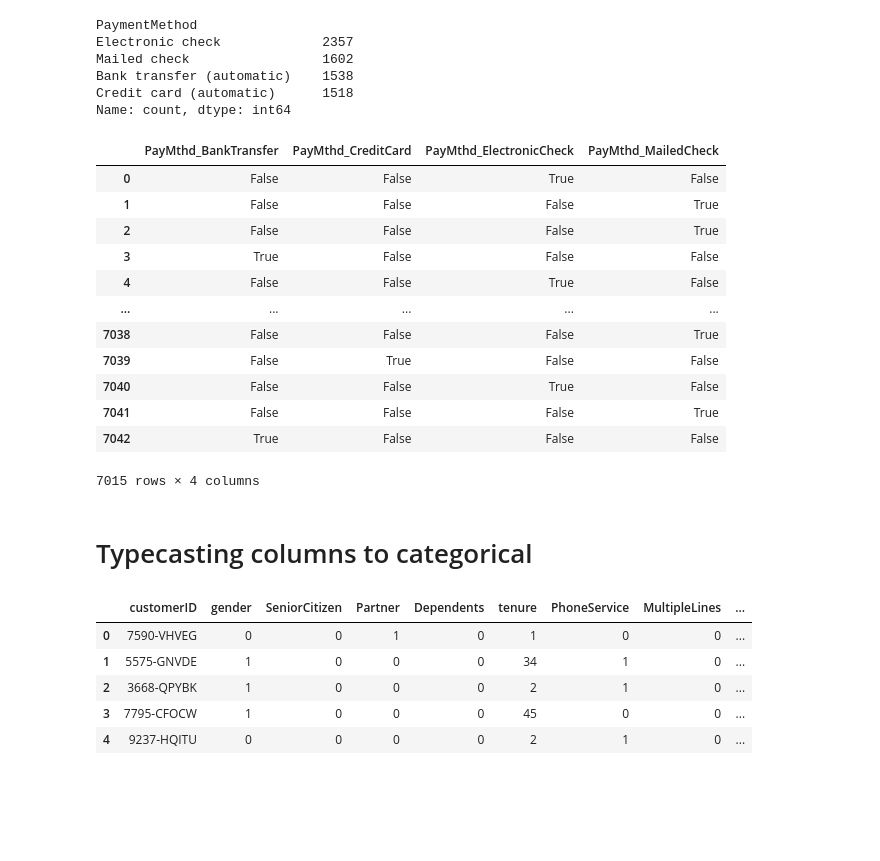
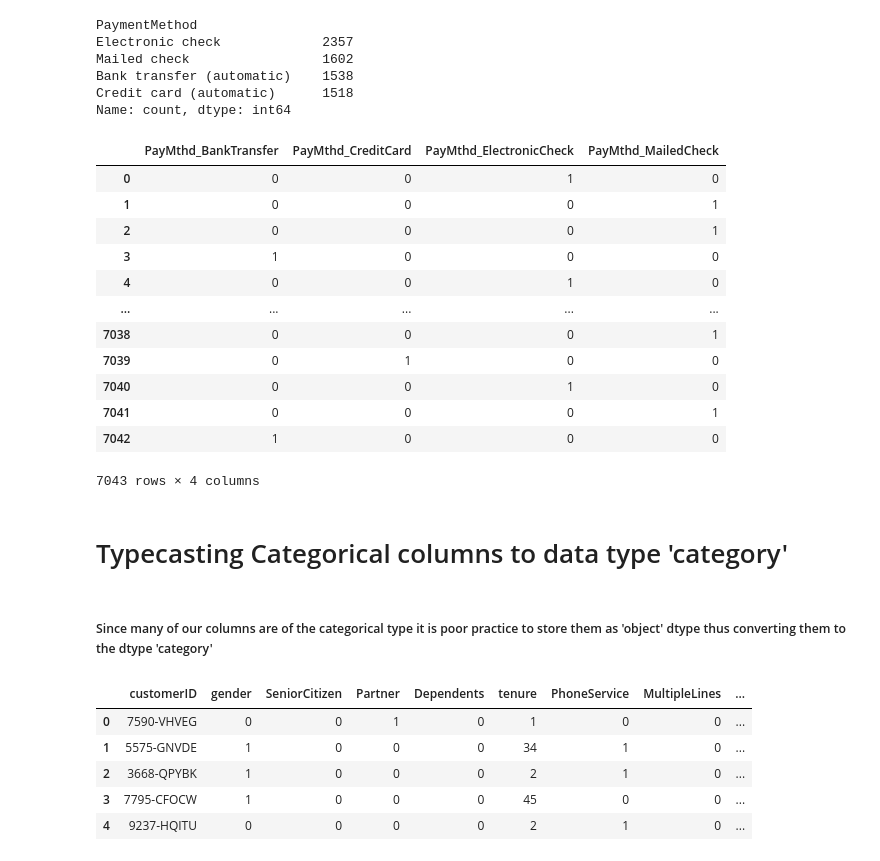
Before and after one commit to ThankiJay/Customer-Churn-Prediction, a Jupyter notebook: notebook/Data Cleaning.ipynb, the cells around one changed output. Cells and saved outputs as stored; diff of their text form; code cells hidden in the pictures; blank space fills up the shorter version.

Commit message:
Data Cleaning commenting
Final comments and markdown adding to EDA and Data Cleaning

```diff
--- a/notebook/Data Cleaning.ipynb
+++ b/notebook/Data Cleaning.ipynb
@@ -745,37 +744,33 @@ Bank transfer (automatic)    1538
 Credit card (automatic)      1518
 Name: count, dtype: int64
 # %%
-# Perform one-hot encoding
+# Performing one-hot encoding
 data = pd.get_dummies(data, columns=['PaymentMethod'], prefix='PaymentMethod')
 
-# Get the column names
+# Move the new four columns to its position 22
 columns = data.columns.tolist()
-
-# Move the new four columns to its position 22
 columns = columns[:21] + columns[-4:] + columns[21:-4]
-
-# Create a new DataFrame with the modified column order
 data = data[columns]
 
-# Renaming Columns
+# Renaming newly created columns
 mapping = {'PaymentMethod_Bank transfer (automatic)': 'PayMthd_BankTransfer', 'PaymentMethod_Credit card (automatic)': 'PayMthd_CreditCard', 'PaymentMethod_Electronic check': 'PayMthd_ElectronicCheck', 'PaymentMethod_Mailed check': 'PayMthd_MailedCheck'}
 data.rename(columns = mapping, inplace=True)
 
-# New columns
-data.iloc[:,21:25]
+# New columns after one hot encoding
+data.iloc[:5,21:25]
 # %% [output]
 |  | PayMthd_BankTransfer | PayMthd_CreditCard | PayMthd_ElectronicCheck | PayMthd_MailedCheck |
-| 0 | False | False | True | False |
-| 1 | False | False | False | True |
-| 2 | False | False | False | True |
-| 3 | True | False | False | False |
-| 4 | False | False | True | False |
+| 0 | 0 | 0 | 1 | 0 |
+| 1 | 0 | 0 | 0 | 1 |
+| 2 | 0 | 0 | 0 | 1 |
+| 3 | 1 | 0 | 0 | 0 |
+| 4 | 0 | 0 | 1 | 0 |
 | ... | ... | ... | ... | ... |
-| 7038 | False | False | False | True |
-| 7039 | False | True | False | False |
-| 7040 | False | False | True | False |
-| 7041 | False | False | False | True |
-| 7042 | True | False | False | False |
+| 7038 | 0 | 0 | 0 | 1 |
+| 7039 | 0 | 1 | 0 | 0 |
+| 7040 | 0 | 0 | 1 | 0 |
+| 7041 | 0 | 0 | 0 | 1 |
+| 7042 | 1 | 0 | 0 | 0 |
-7015 rows × 4 columns
+7043 rows × 4 columns
 # %% [markdown]
-# Typecasting columns to categorical
+# Typecasting Categorical columns to data type 'category'
@@ -786,3 +777,5 @@ data.iloc[:,21:25]
+# %% [markdown]
+##### Since many of our columns are of the categorical type it is poor practice to store them as 'object' dtype thus converting them to the dtype 'category'
 # %%
 data.head()
 # %% [output]
```
Also changed, not shown: parts of 76 cells of this notebook, 3 other files.
